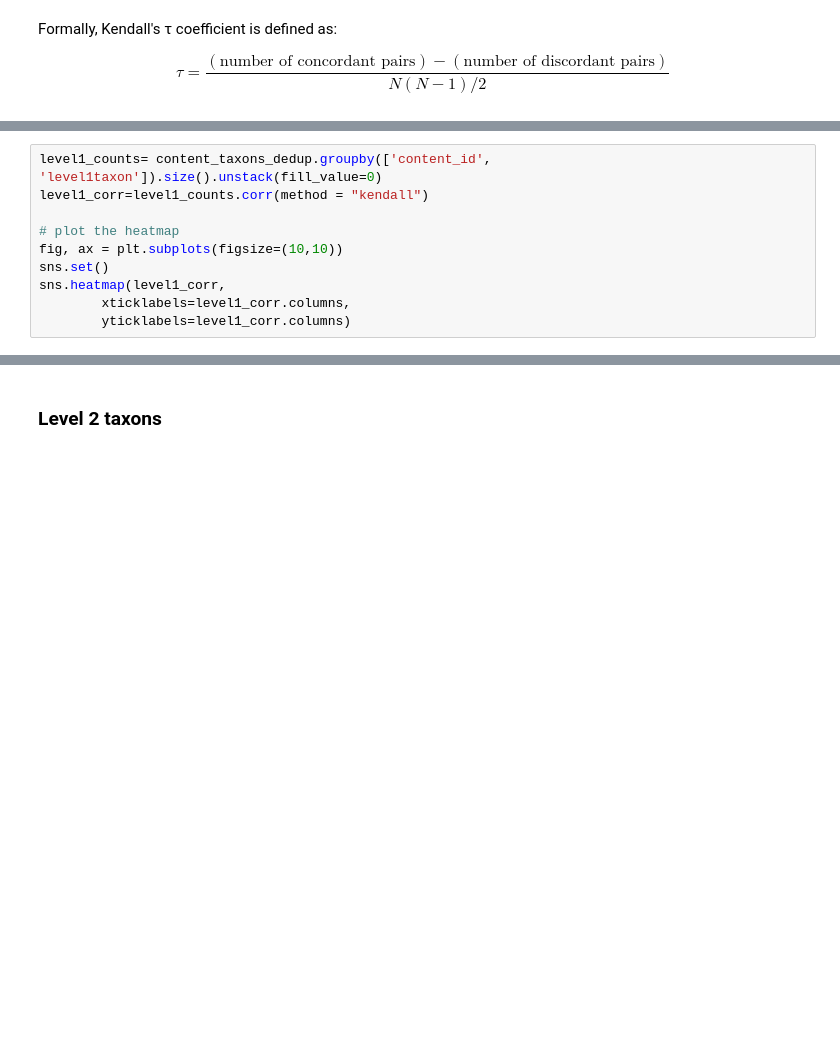
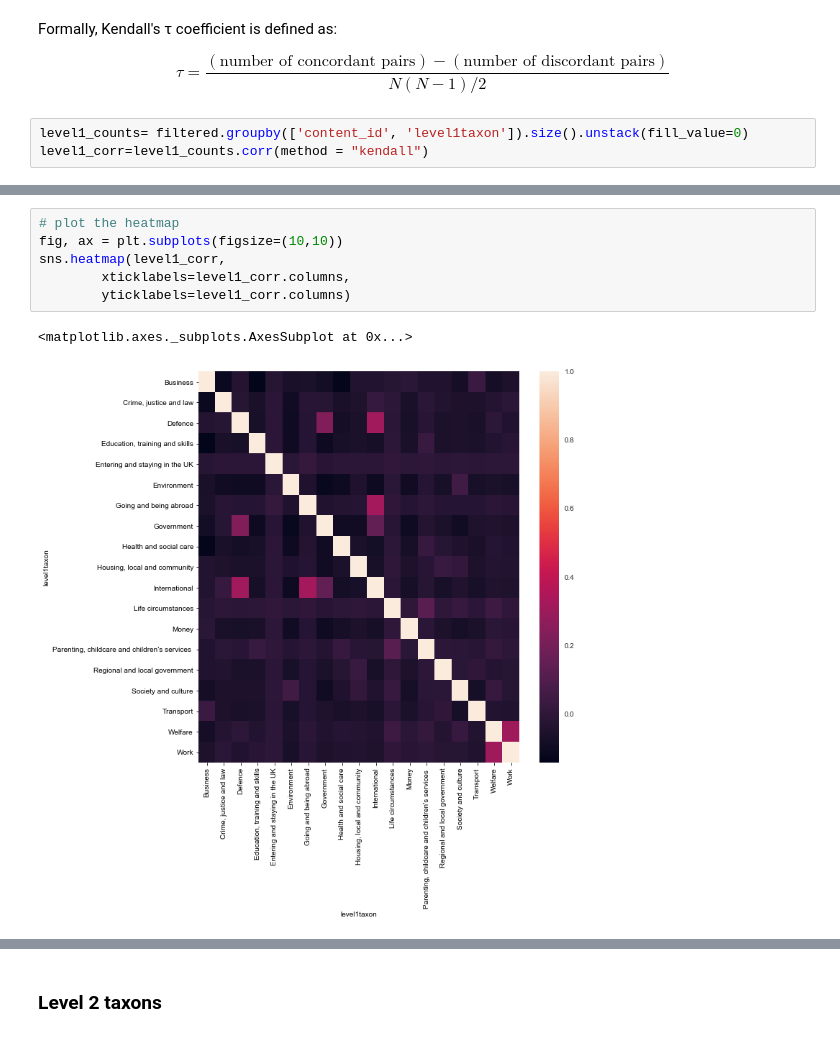
Before and after one commit to alphagov/govuk-taxonomy-supervised-learning, a Jupyter notebook: python/notebooks/EDA-Taxons.ipynb, the cells around one changed output, grey strips where cells are left out. Cells and saved outputs as stored; diff of their text form; blank space fills up the shorter version.

```diff
--- a/python/notebooks/EDA-Taxons.ipynb
+++ b/python/notebooks/EDA-Taxons.ipynb
@@ -228,3 +271,6 @@ topfreq.sort_values().plot(kind = 'barh', figsize=(20, 20))
 Formally, Kendall's τ coefficient is defined as:
 
 $${\tau ={\frac {({\text{number of concordant pairs}})-({\text{number of discordant pairs}})}{N(N-1)/2}}}$$
+# %%
+level1_counts= filtered.groupby(['content_id', 'level1taxon']).size().unstack(fill_value=0)
+level1_corr=level1_counts.corr(method = "kendall")
@@ -231,11 +304,10 @@ $${\tau ={\frac {({\text{number of concordant pairs}})-({\text{number of discord
 # %%
-level1_counts= content_taxons_dedup.groupby(['content_id', 'level1taxon']).size().unstack(fill_value=0)
-level1_corr=level1_counts.corr(method = "kendall")
-
 # plot the heatmap
 fig, ax = plt.subplots(figsize=(10,10))
-sns.set()
 sns.heatmap(level1_corr,
         xticklabels=level1_corr.columns,
         yticklabels=level1_corr.columns)
+# %% [output]
+<matplotlib.axes._subplots.AxesSubplot at 0x...>
+[figure, added]
 # %%
```
Also changed, not shown: parts of 11 cells of this notebook.
